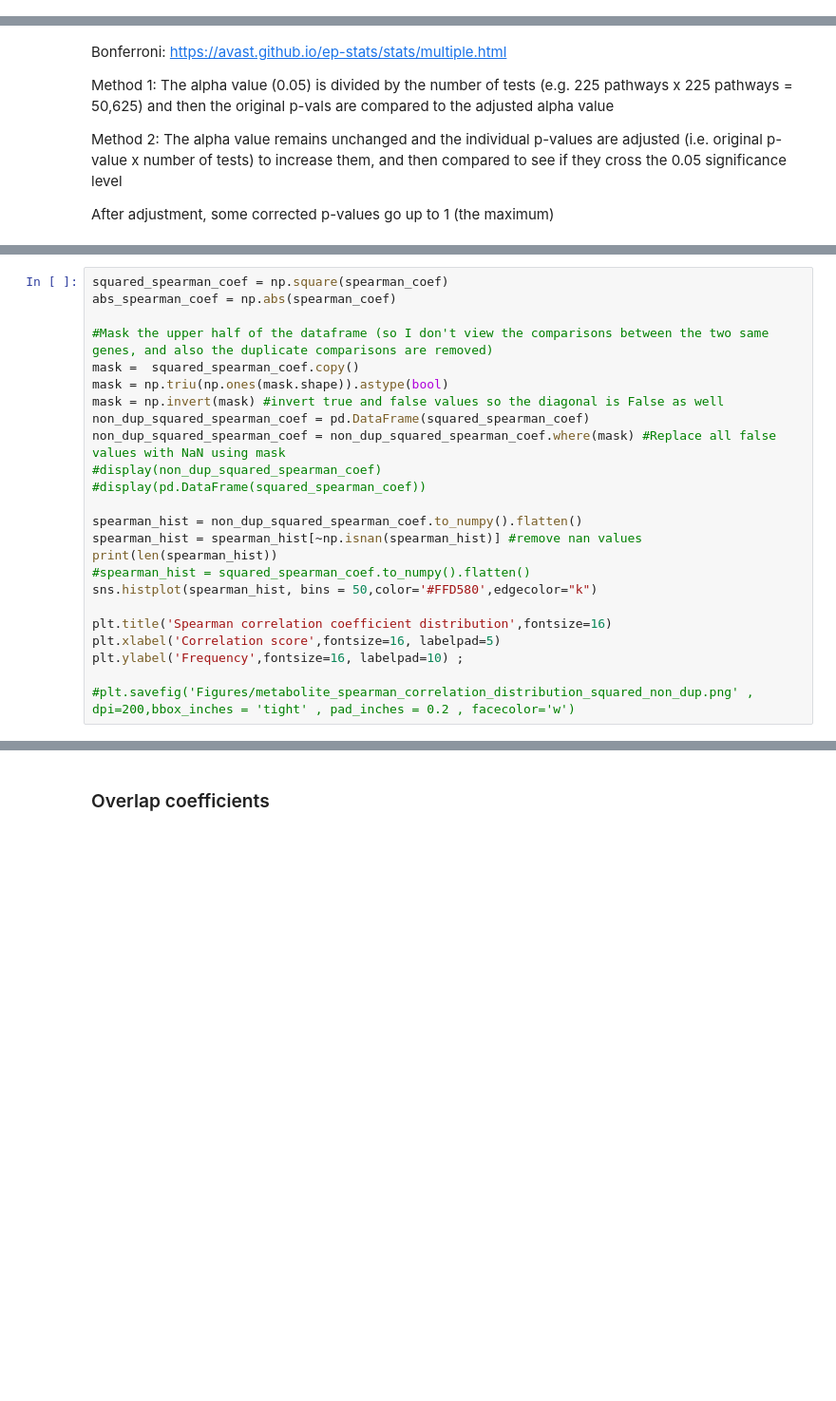
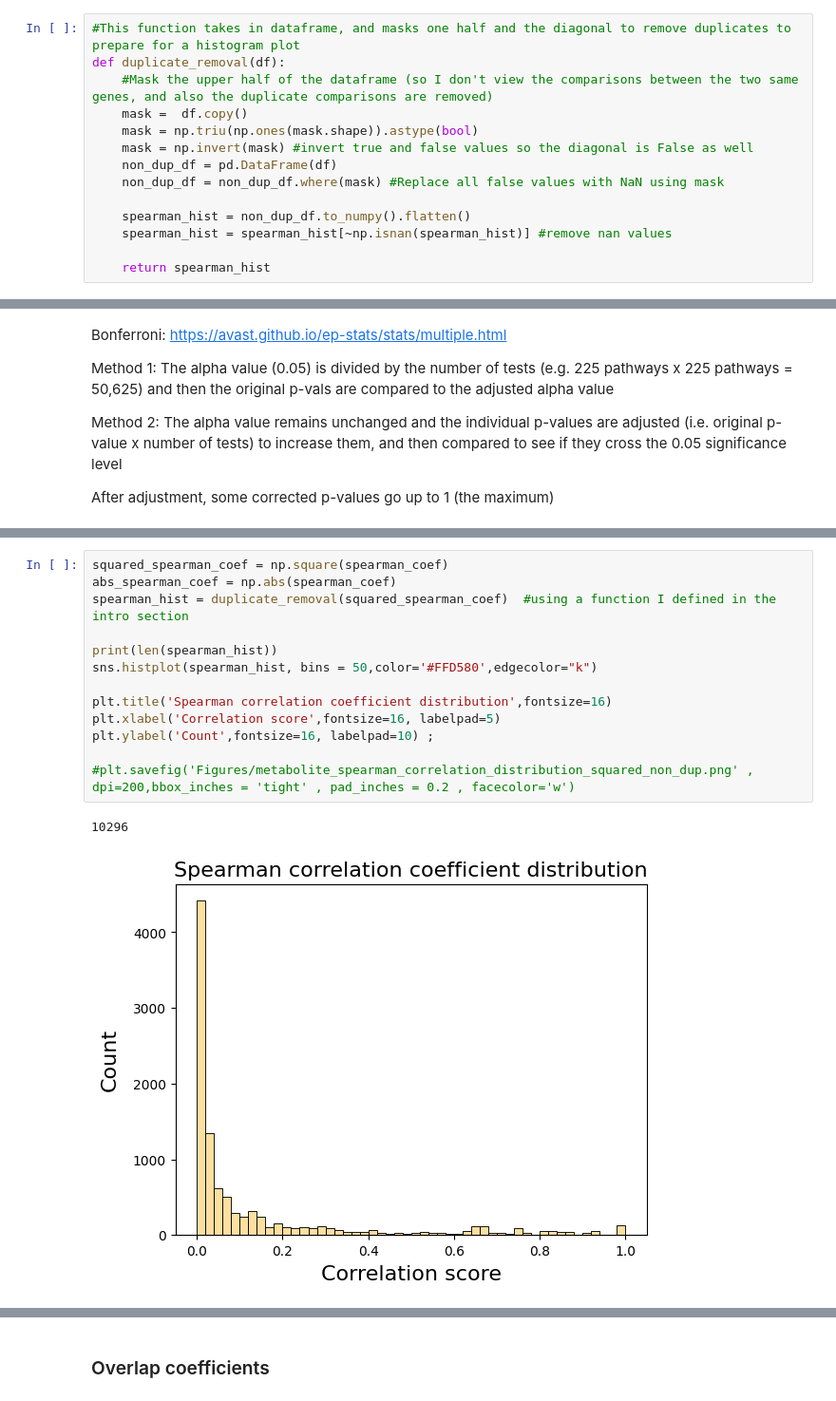
Before and after one commit to j-keung/multiomics-pathway-analysis, a Jupyter notebook: Metabolomic_data.ipynb, the cells around one changed output, grey strips where cells are left out. Shown at 95% size. Saved outputs shown, nothing was run; the diff lists cells and outputs as text; blank space fills up the shorter version.

```diff
--- a/Metabolomic_data.ipynb
+++ b/Metabolomic_data.ipynb
@@ -15,6 +15,20 @@ import networkx as nx
 df = pd.read_csv('Data/Su_COVID_metabolomics_processed_ChEBI.csv', index_col=0)
 df.index= df.index.str.rstrip('-BL')
 #print(df.iloc[:10,-2:])    #show subset of control data (first 10 rows, last two columns)
+# %%
+#This function takes in dataframe, and masks one half and the diagonal to remove duplicates to prepare for a histogram plot
+def duplicate_removal(df):
+    #Mask the upper half of the dataframe (so I don't view the comparisons between the two same genes, and also the duplicate comparisons are removed)
+    mask =  df.copy()
+    mask = np.triu(np.ones(mask.shape)).astype(bool)
+    mask = np.invert(mask) #invert true and false values so the diagonal is False as well
+    non_dup_df = pd.DataFrame(df)
+    non_dup_df = non_dup_df.where(mask) #Replace all false values with NaN using mask
+
+    spearman_hist = non_dup_df.to_numpy().flatten()
+    spearman_hist = spearman_hist[~np.isnan(spearman_hist)] #remove nan values
+
+    return spearman_hist
 # %% [markdown]
 ### Data exploration
 # %%
@@ -368,27 +416,19 @@ print("Number of non-significant values:", non_sig_vals)
-# %%
-squared_spearman_coef = np.square(spearman_coef)
-abs_spearman_coef = np.abs(spearman_coef)
-
-#Mask the upper half of the dataframe (so I don't view the comparisons between the two same genes, and also the duplicate comparisons are removed)
-mask =  squared_spearman_coef.copy()
-mask = np.triu(np.ones(mask.shape)).astype(bool)
-mask = np.invert(mask) #invert true and false values so the diagonal is False as well
-non_dup_squared_spearman_coef = pd.DataFrame(squared_spearman_coef)
-non_dup_squared_spearman_coef = non_dup_squared_spearman_coef.where(mask) #Replace all false values with NaN using mask
-#display(non_dup_squared_spearman_coef)
-#display(pd.DataFrame(squared_spearman_coef))
-
-spearman_hist = non_dup_squared_spearman_coef.to_numpy().flatten()
-spearman_hist = spearman_hist[~np.isnan(spearman_hist)] #remove nan values
-print(len(spearman_hist))
-#spearman_hist = squared_spearman_coef.to_numpy().flatten()
-sns.histplot(spearman_hist, bins = 50,color='#FFD580',edgecolor="k")
-
-plt.title('Spearman correlation coefficient distribution',fontsize=16)
-plt.xlabel('Correlation score',fontsize=16, labelpad=5)
-plt.ylabel('Frequency',fontsize=16, labelpad=10) ;
-
-#plt.savefig('Figures/metabolite_spearman_correlation_distribution_squared_non_dup.png' , dpi=200,bbox_inches = 'tight' , pad_inches = 0.2 , facecolor='w')
+# %%
+squared_spearman_coef = np.square(spearman_coef)
+abs_spearman_coef = np.abs(spearman_coef)
+spearman_hist = duplicate_removal(squared_spearman_coef)  #using a function I defined in the intro section
+
+print(len(spearman_hist))
+sns.histplot(spearman_hist, bins = 50,color='#FFD580',edgecolor="k")
+
+plt.title('Spearman correlation coefficient distribution',fontsize=16)
+plt.xlabel('Correlation score',fontsize=16, labelpad=5)
+plt.ylabel('Count',fontsize=16, labelpad=10) ;
+
+#plt.savefig('Figures/metabolite_spearman_correlation_distribution_squared_non_dup.png' , dpi=200,bbox_inches = 'tight' , pad_inches = 0.2 , facecolor='w')
+# %% [output]
+10296
+[figure, added]
 # %%
 
 #The reason for plotting as absolute or squared is that kPCA does not determine the directionality of effect
```
Also changed, not shown: parts of 21 cells of this notebook, 2 other files.
